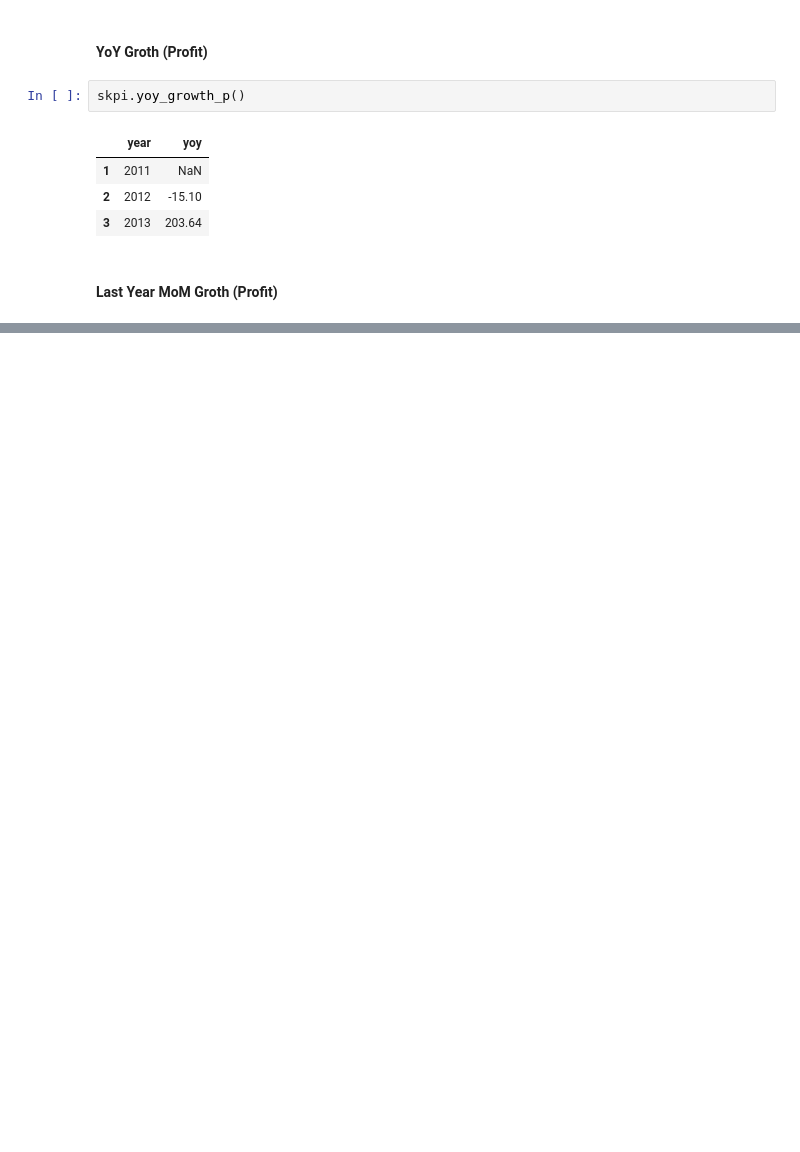
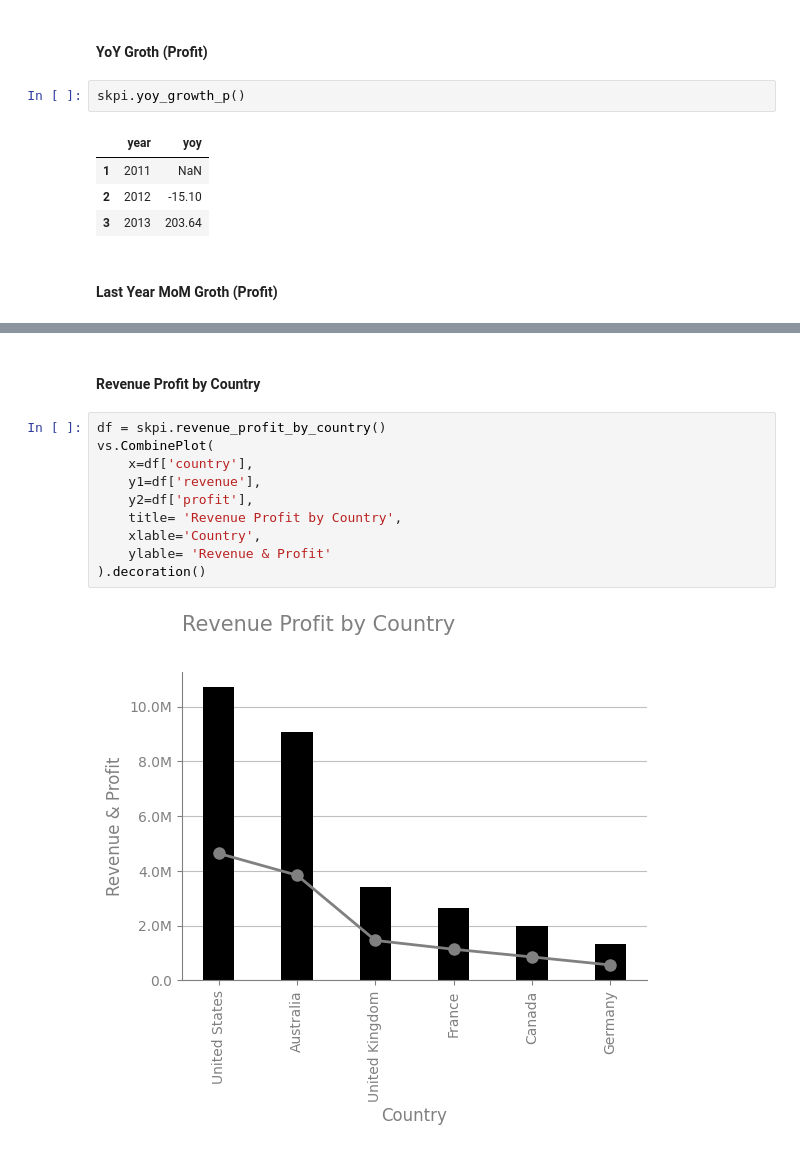
Before and after one commit to NishantSingh359/Sales_Analytics, a Jupyter notebook: notebooks/02_sales_trends.ipynb, the cells around one changed output, grey strips where cells are left out. Drawn from its saved outputs; the diff is of its cells as text; blank space fills up the shorter version.

```diff
--- a/notebooks/02_sales_trends.ipynb
+++ b/notebooks/02_sales_trends.ipynb
@@ -151,0 +152,14 @@ vs.ColumnPlotLabel(
+# %% [markdown]
+#### Revenue Profit by Country
+# %%
+df = skpi.revenue_profit_by_country()
+vs.CombinePlot(
+    x=df['country'],
+    y1=df['revenue'],
+    y2=df['profit'],
+    title= 'Revenue Profit by Country',
+    xlable='Country',
+    ylable= 'Revenue & Profit'
+).decoration()
+# %% [output]
+[figure, added]
```
Also changed, not shown: parts of 4 cells of this notebook.
